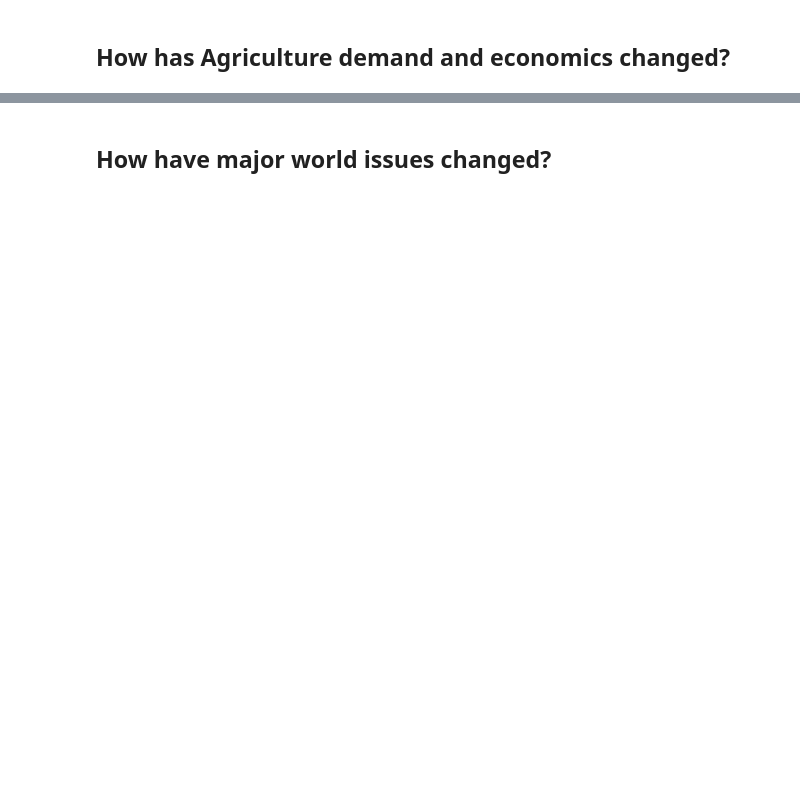
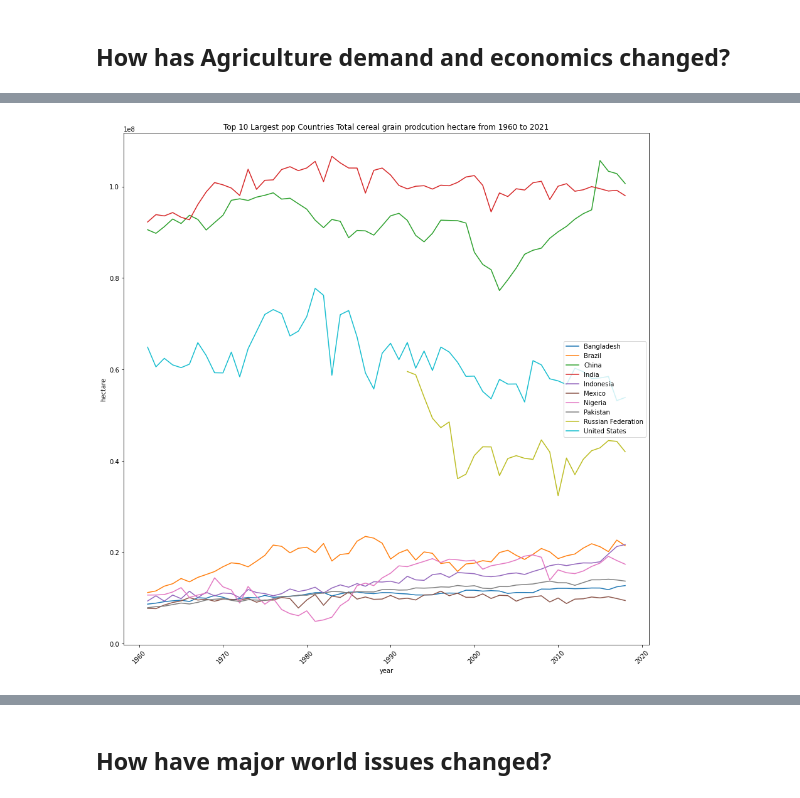
Before and after one commit to chabazite/Agriculture_Analysis_App, a Jupyter notebook: notebooks/3.0_ASI_Exploratory_Data_Analysis.ipynb, the cells around one changed output, grey strips where cells are left out. Cells and saved outputs as stored; diff of their text form; code cells hidden in the pictures; blank space fills up the shorter version.

```diff
--- a/notebooks/3.0_ASI_Exploratory_Data_Analysis.ipynb
+++ b/notebooks/3.0_ASI_Exploratory_Data_Analysis.ipynb
@@ -219,0 +240,13 @@ ValueError: Could not interpret input 'total_crop_land'
+# %%
+fig, axs = plt.subplots(figsize=(15, 15))
+
+sns.lineplot(ax = axs, data=largest_10_pop_df, x='date', y='cereal_grain_hectare',hue='country',sort=False)
+# label the plot
+plt.title('Top 10 Largest pop Countries Total cereal grain prodcution hectare from 1960 to 2021')
+plt.legend()
+plt.xlabel('year')
+plt.xticks(rotation=45)
+plt.ylabel('hectare')
+plt.show()
+# %% [output]
+[figure, added]
```
Also changed, not shown: parts of 16 cells of this notebook.
